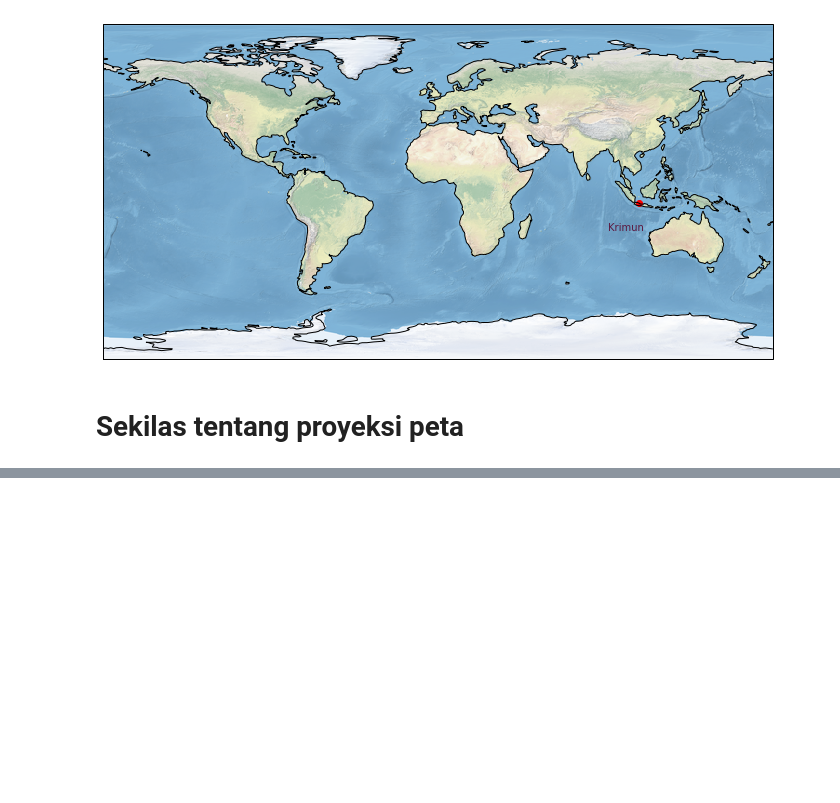
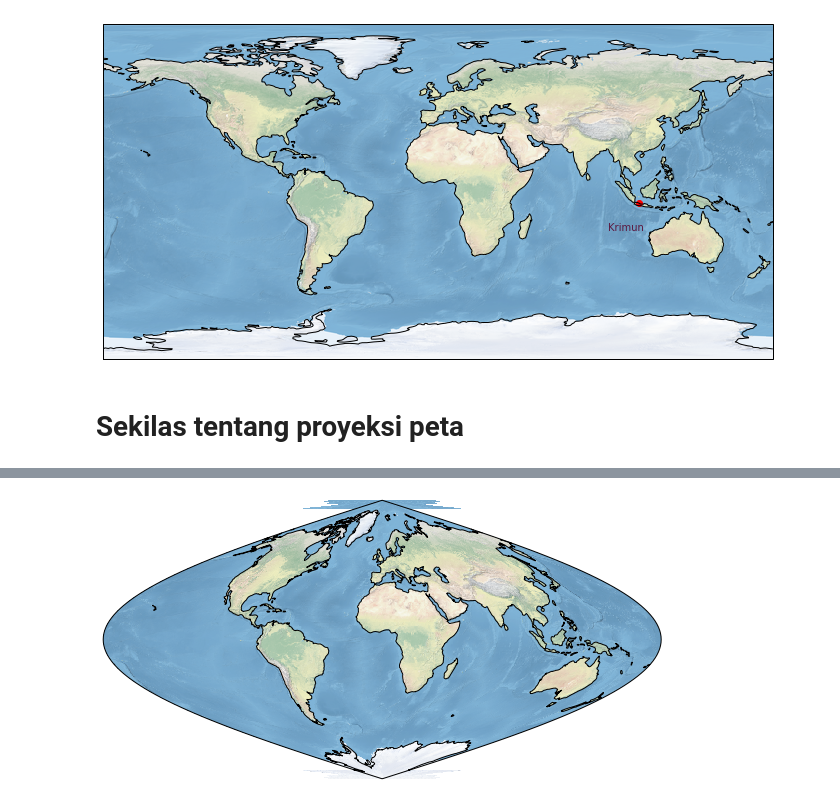
Before and after one commit to sandyherho/belajarCartopy, a Jupyter notebook: notebook.ipynb, the cells around one changed output, grey strips where cells are left out. Saved outputs shown, nothing was run; the diff lists cells and outputs as text; code cells hidden in the pictures; blank space fills up the shorter version.

```diff
--- a/notebook.ipynb
+++ b/notebook.ipynb
@@ -85,0 +112,8 @@ Ketika menampilkan permukaan bumi yang bersifat 3D ke lembar peta 2D, maka pasti
+# %%
+# Contoh proyeksi dengan sifat equal area, yakni Sinusoidal
+plt.figure(figsize=(10,8))
+ax = plt.axes(projection=ccrs.Sinusoidal())
+ax.coastlines();
+ax.stock_img();
+# %% [output]
+[figure, added]
```
Also changed, not shown: parts of 8 cells of this notebook.
